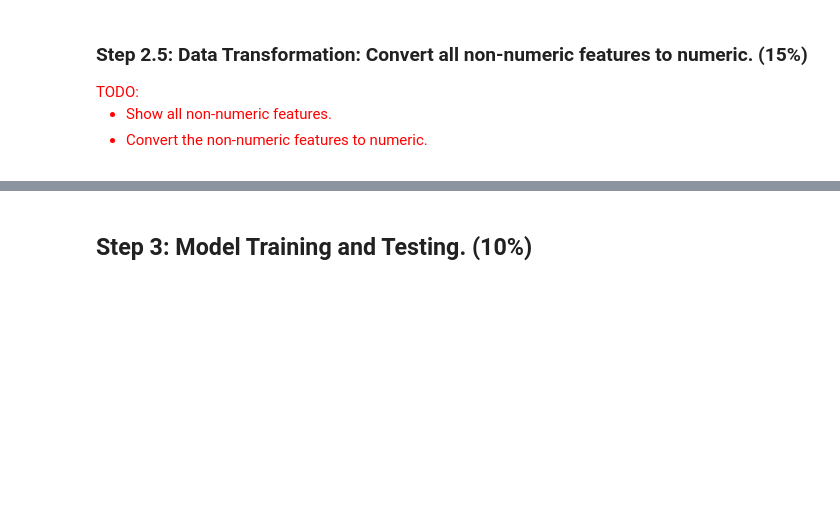
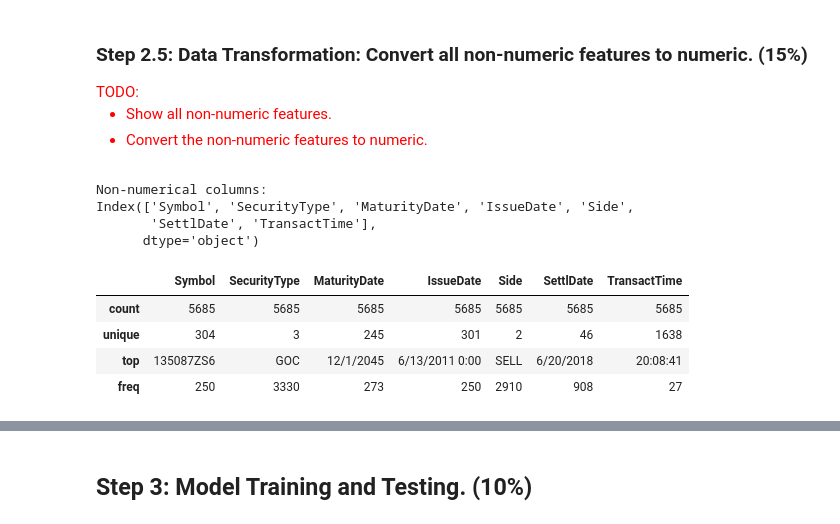
Before and after one commit to BuiHoangTu/ul.cs6462-probalistic-ai, a Jupyter notebook: Assignment_2_24005665.ipynb, the cells around one changed output, grey strips where cells are left out. Saved outputs shown, nothing was run; the diff lists cells and outputs as text; code cells hidden in the pictures; blank space fills up the shorter version.

```diff
--- a/Assignment_2_24005665.ipynb
+++ b/Assignment_2_24005665.ipynb
@@ -301,3 +351,10 @@ df.head(10)
     <li>Remove the features with unique values for each row in the dataset.</li>
     </ul>
 </span>
+# %%
+# find cols with only unique values
+unique_cols = [col for col in df.columns if df[col].nunique() == len(df)]
+print(f"Columns with unique values: {unique_cols}")
+
+# remove columns with unique values
+df = df.drop(columns=unique_cols)
@@ -328,3 +422,21 @@ df.head(10)
     <li>Convert the non-numeric features to numeric.</li>
     </ul>
 </span>
+# %%
+# show non-numerical columns
+non_numerical_cols = df.select_dtypes(exclude=["number"]).columns
+print(f"Non-numerical columns: \n{non_numerical_cols}")
+# %% [output]
+Non-numerical columns:
+Index(['Symbol', 'SecurityType', 'MaturityDate', 'IssueDate', 'Side',
+       'SettlDate', 'TransactTime'],
+      dtype='object')
+# %%
+# summary of non-numerical columns
+df[non_numerical_cols].describe()
+# %% [output]
+|  | Symbol | SecurityType | MaturityDate | IssueDate | Side | SettlDate | TransactTime |
+| count | 5685 | 5685 | 5685 | 5685 | 5685 | 5685 | 5685 |
+| unique | 304 | 3 | 245 | 301 | 2 | 46 | 1638 |
+| top | 135087ZS6 | GOC | 12/1/2045 | 6/13/2011 0:00 | SELL | 6/20/2018 | 20:08:41 |
+| freq | 250 | 3330 | 273 | 250 | 2910 | 908 | 27 |
```
Also changed, not shown: parts of 13 cells of this notebook.
